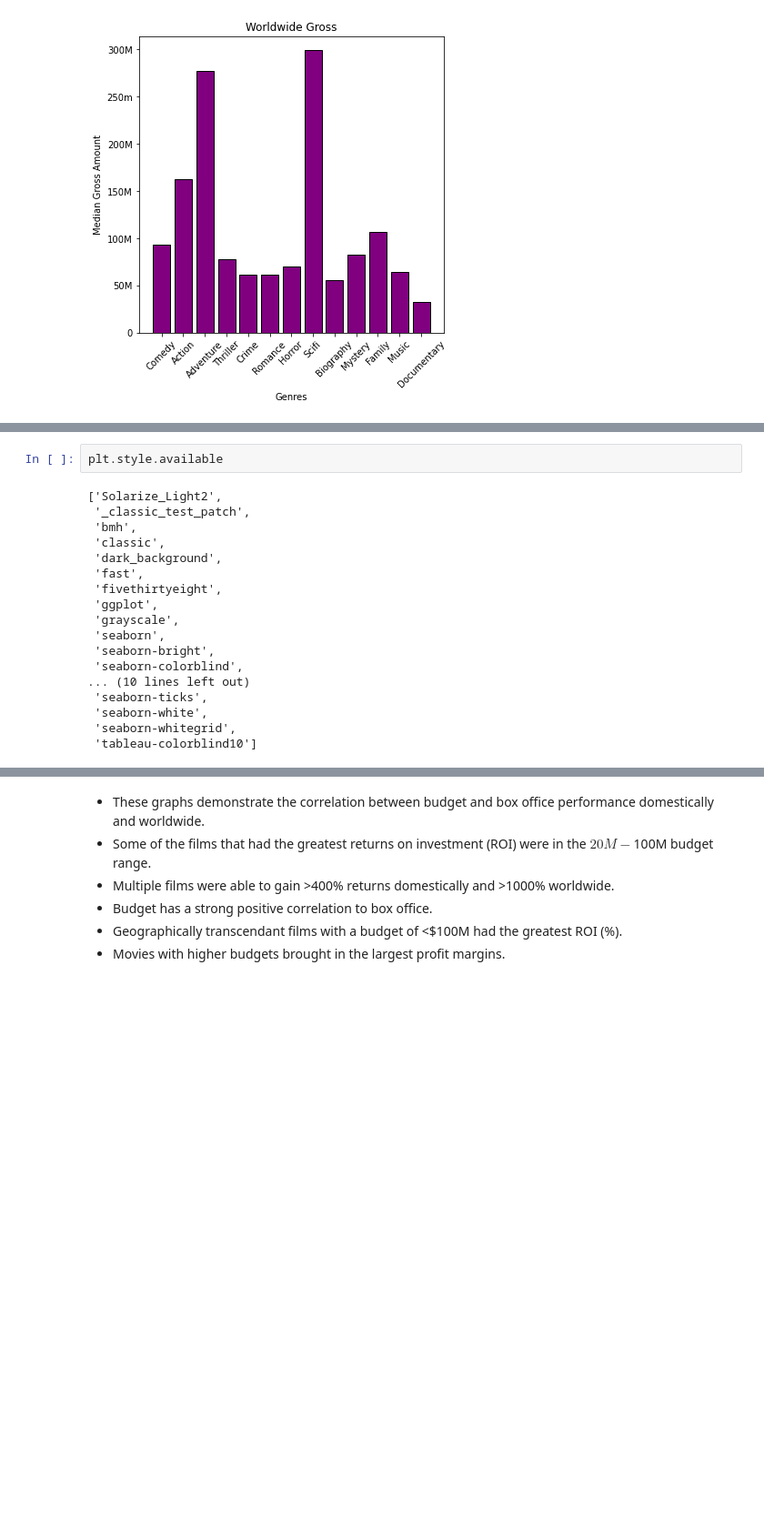
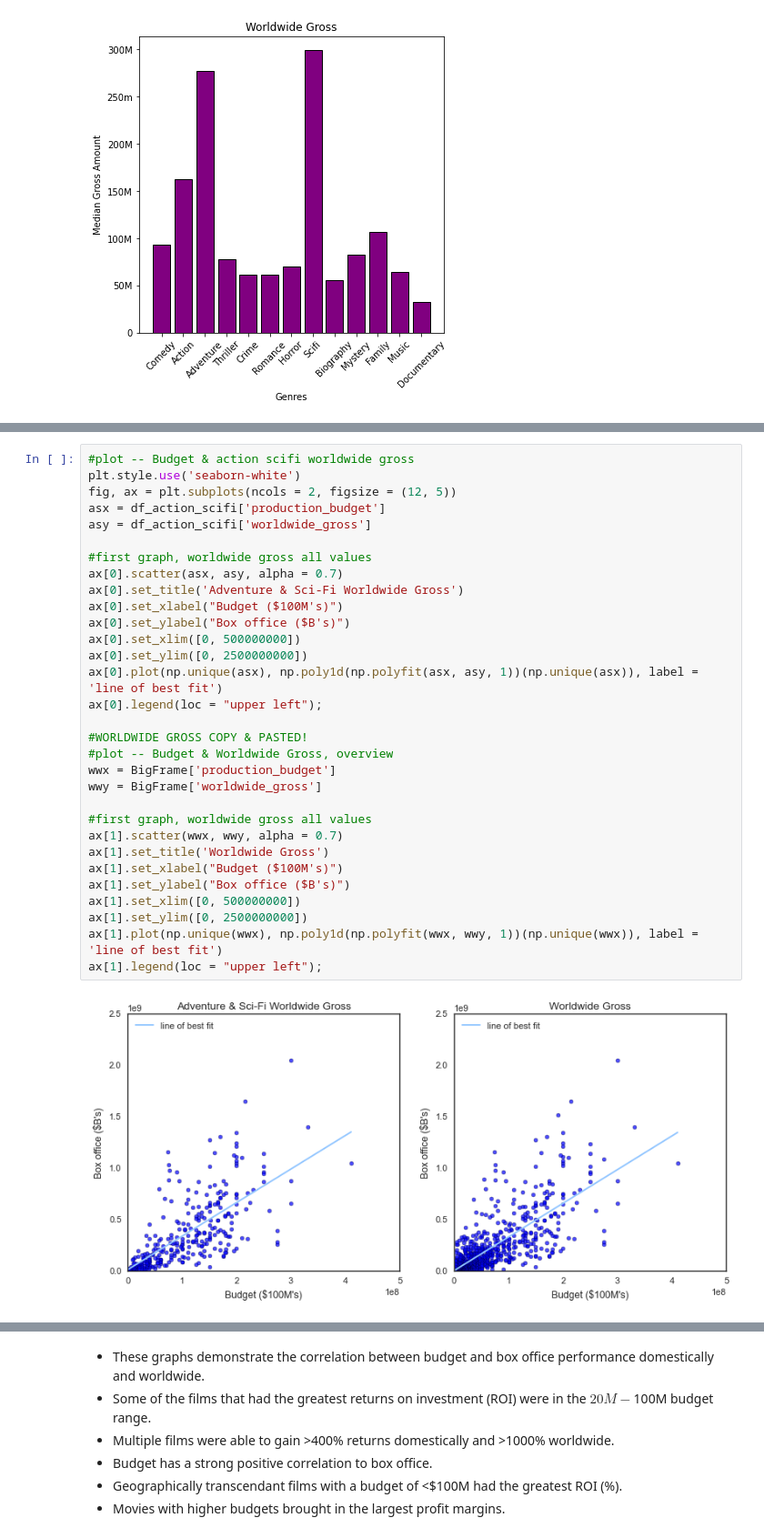
Before and after one commit to 281clo/microsoft-movie-analysis, a Jupyter notebook: index-Copy.ipynb, the cells around one changed output, grey strips where cells are left out. Shown at 91% size. Saved outputs shown, nothing was run; the diff lists cells and outputs as text; blank space fills up the shorter version.

```diff
--- a/index-Copy.ipynb
+++ b/index-Copy.ipynb
@@ -675,21 +675,34 @@ ax[1].legend(loc = "upper left");
-# %%
-plt.style.available
-# %% [output]
-['Solarize_Light2',
- '_classic_test_patch',
- 'bmh',
- 'classic',
- 'dark_background',
- 'fast',
- 'fivethirtyeight',
- 'ggplot',
- 'grayscale',
- 'seaborn',
- 'seaborn-bright',
- 'seaborn-colorblind',
-... (10 lines left out)
- 'seaborn-ticks',
- 'seaborn-white',
- 'seaborn-whitegrid',
- 'tableau-colorblind10']
+# %%
+#plot -- Budget & action scifi worldwide gross
+plt.style.use('seaborn-white')
+fig, ax = plt.subplots(ncols = 2, figsize = (12, 5))
+asx = df_action_scifi['production_budget']
+asy = df_action_scifi['worldwide_gross']
+
+#first graph, worldwide gross all values
+ax[0].scatter(asx, asy, alpha = 0.7)
+ax[0].set_title('Adventure & Sci-Fi Worldwide Gross')
+ax[0].set_xlabel("Budget ($100M's)")
+ax[0].set_ylabel("Box office ($B's)")
+ax[0].set_xlim([0, 500000000])
+ax[0].set_ylim([0, 2500000000])
+ax[0].plot(np.unique(asx), np.poly1d(np.polyfit(asx, asy, 1))(np.unique(asx)), label = 'line of best fit')
+ax[0].legend(loc = "upper left");
+
+#WORLDWIDE GROSS COPY & PASTED!
+#plot -- Budget & Worldwide Gross, overview
+wwx = BigFrame['production_budget']
+wwy = BigFrame['worldwide_gross']
+
+#first graph, worldwide gross all values
+ax[1].scatter(wwx, wwy, alpha = 0.7)
+ax[1].set_title('Worldwide Gross')
+ax[1].set_xlabel("Budget ($100M's)")
+ax[1].set_ylabel("Box office ($B's)")
+ax[1].set_xlim([0, 500000000])
+ax[1].set_ylim([0, 2500000000])
+ax[1].plot(np.unique(wwx), np.poly1d(np.polyfit(wwx, wwy, 1))(np.unique(wwx)), label = 'line of best fit')
+ax[1].legend(loc = "upper left");
+# %% [output]
+[figure, added]
 # %%
```
Also changed, not shown: parts of 5 cells of this notebook, 1 other file.
